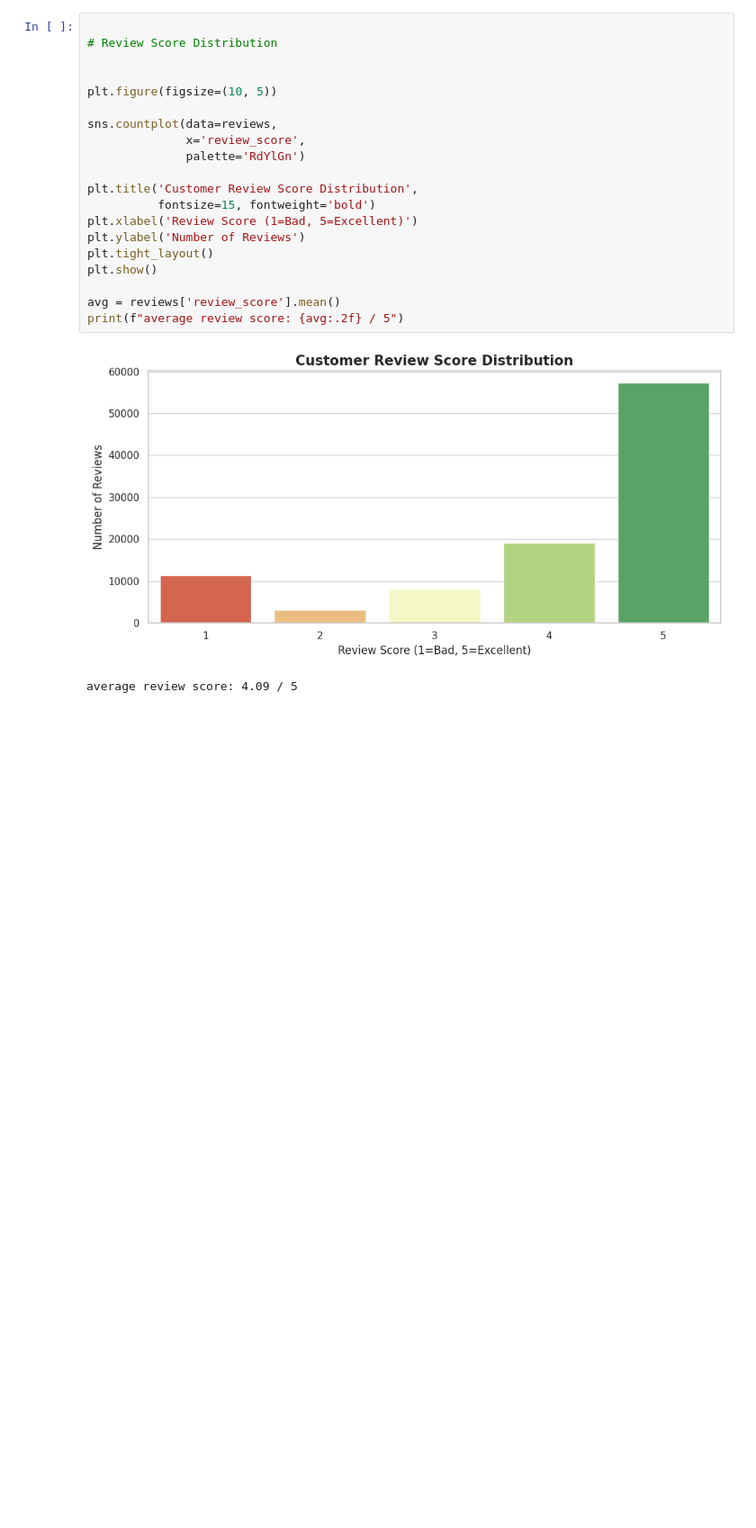
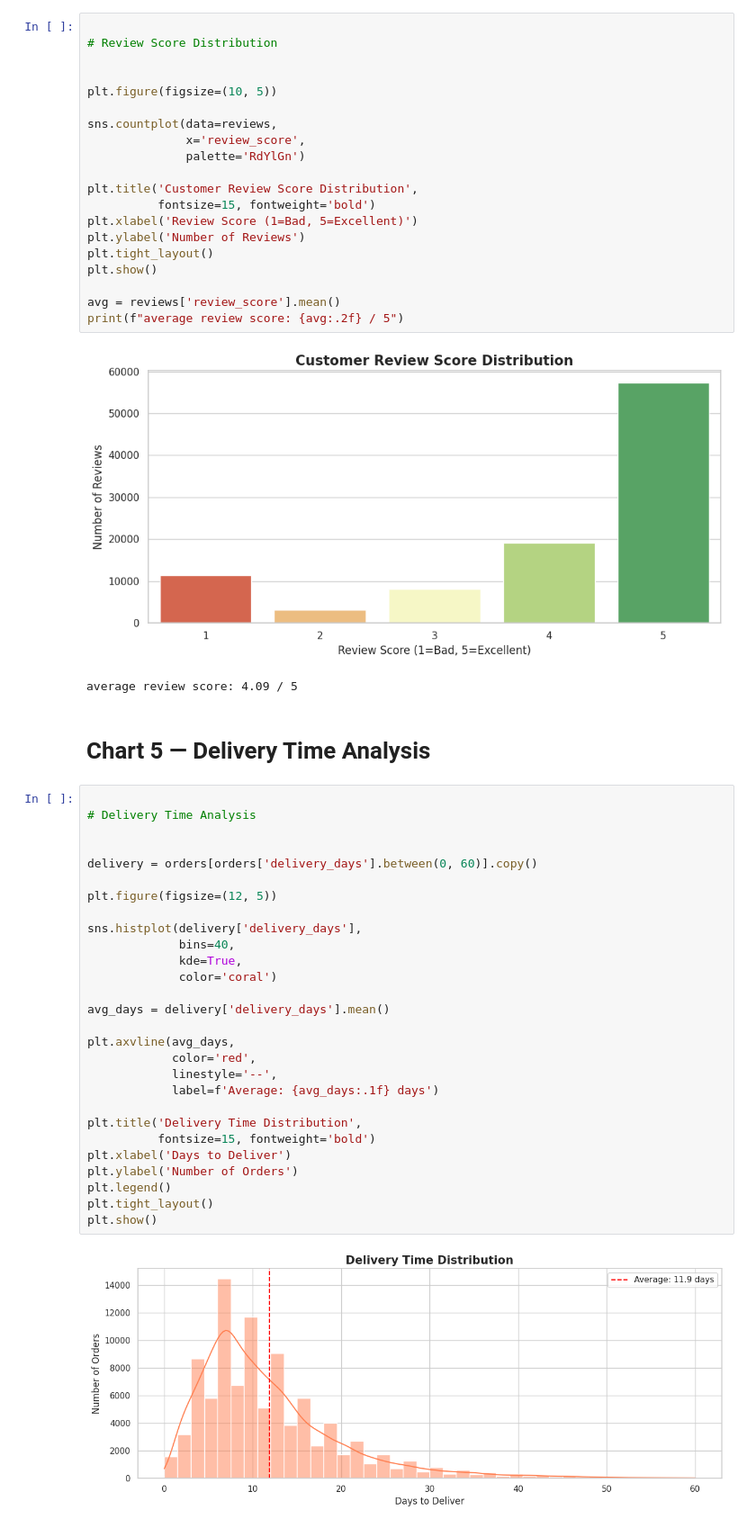
Before and after one commit to AiWriter404/olist-ecommerce-data-analysis, a Jupyter notebook: olist-ecommerce-data-analysis.ipynb, the cells around one changed output. Shown at 90% size. Cells and saved outputs as stored; diff of their text form; blank space fills up the shorter version.

Commit message:
Kaggle Notebook | olist-ecommerce-data-analysis | Version 2

```diff
--- a/olist-ecommerce-data-analysis.ipynb
+++ b/olist-ecommerce-data-analysis.ipynb
@@ -838,3 +838,35 @@ print(f"average review score: {avg:.2f} / 5")
 # %% [output]
 [figure]
 average review score: 4.09 / 5
+# %% [markdown]
+# **Chart 5 — Delivery Time Analysis**
+# %%
+
+# Delivery Time Analysis
+
+
+delivery = orders[orders['delivery_days'].between(0, 60)].copy()
+
+plt.figure(figsize=(12, 5))
+
+sns.histplot(delivery['delivery_days'],
+             bins=40,
+             kde=True,
+             color='coral')
+
+avg_days = delivery['delivery_days'].mean()
+
+plt.axvline(avg_days,
+            color='red',
+            linestyle='--',
+            label=f'Average: {avg_days:.1f} days')
+
+plt.title('Delivery Time Distribution',
+          fontsize=15, fontweight='bold')
+plt.xlabel('Days to Deliver')
+plt.ylabel('Number of Orders')
+plt.legend()
+plt.tight_layout()
+plt.show()
+# %% [output]
+[figure, added]
```
Also changed, not shown: parts of 5 cells of this notebook.
